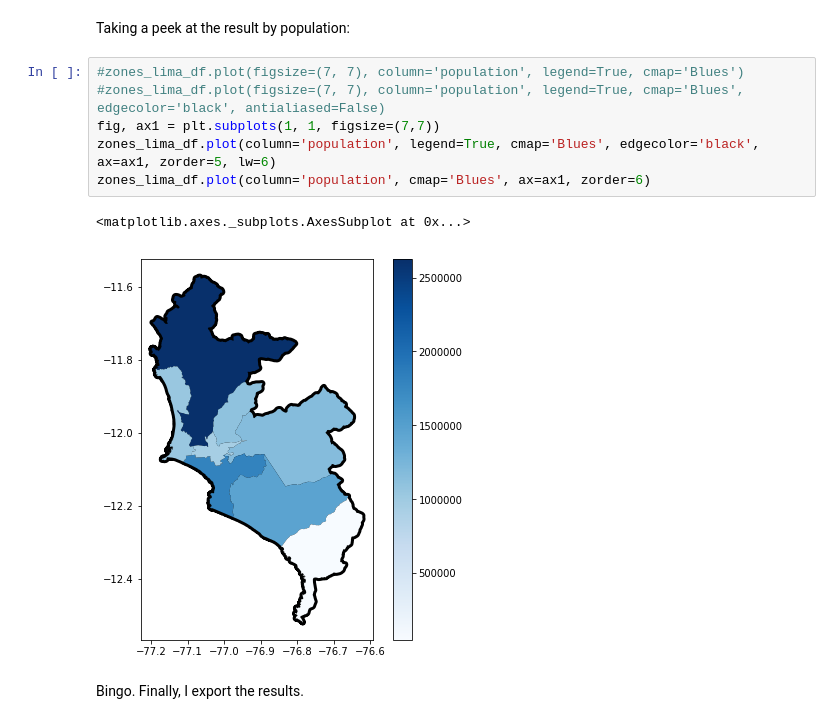
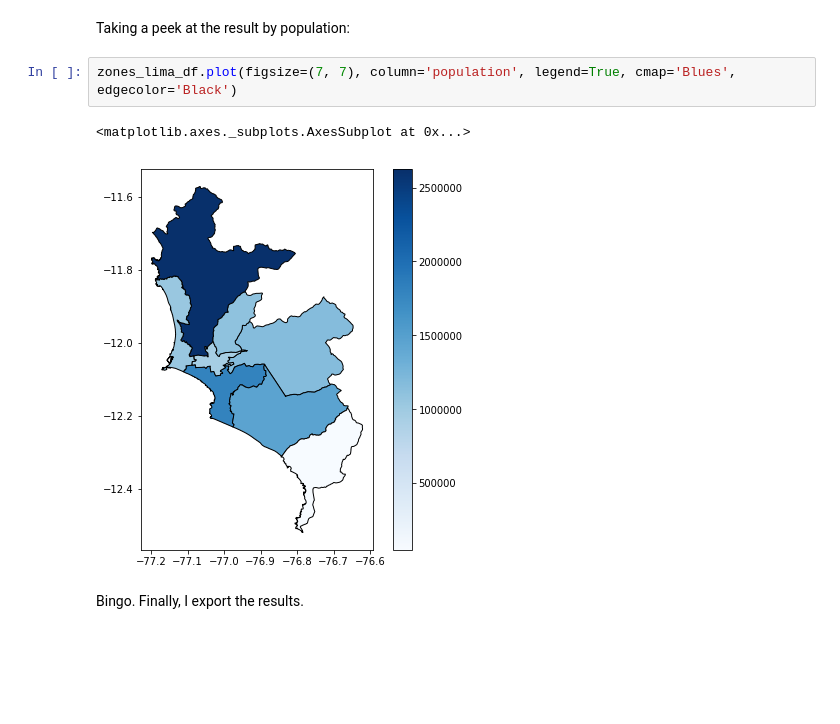
Before and after one commit to luisesanmartin/data-vis-public-policy-course, a Jupyter notebook: notebooks/cleaning/1_grouping districts of lima.ipynb, the cells around one changed output. Saved outputs shown, nothing was run; the diff lists cells and outputs as text; blank space fills up the shorter version.

Commit message:
deleting inner lines that remained after grouping zones

```diff
--- a/notebooks/cleaning/1_grouping districts of lima.ipynb
+++ b/notebooks/cleaning/1_grouping districts of lima.ipynb
@@ -256,14 +257,10 @@ zones_lima_df
 # %% [markdown]
 Taking a peek at the result by population:
-# %%
-#zones_lima_df.plot(figsize=(7, 7), column='population', legend=True, cmap='Blues')
-#zones_lima_df.plot(figsize=(7, 7), column='population', legend=True, cmap='Blues', edgecolor='black', antialiased=False)
-fig, ax1 = plt.subplots(1, 1, figsize=(7,7))
-zones_lima_df.plot(column='population', legend=True, cmap='Blues', edgecolor='black', ax=ax1, zorder=5, lw=6)
-zones_lima_df.plot(column='population', cmap='Blues', ax=ax1, zorder=6)
-# %% [output]
-<matplotlib.axes._subplots.AxesSubplot at 0x...>
-[figure, removed]
+# %%
+zones_lima_df.plot(figsize=(7, 7), column='population', legend=True, cmap='Blues', edgecolor='Black')
+# %% [output]
+<matplotlib.axes._subplots.AxesSubplot at 0x...>
+[figure, added]
 # %% [markdown]
 Bingo. Finally, I export the results.
 # %%
```
Also changed, not shown: parts of 1 cell of this notebook, 1 other file.
